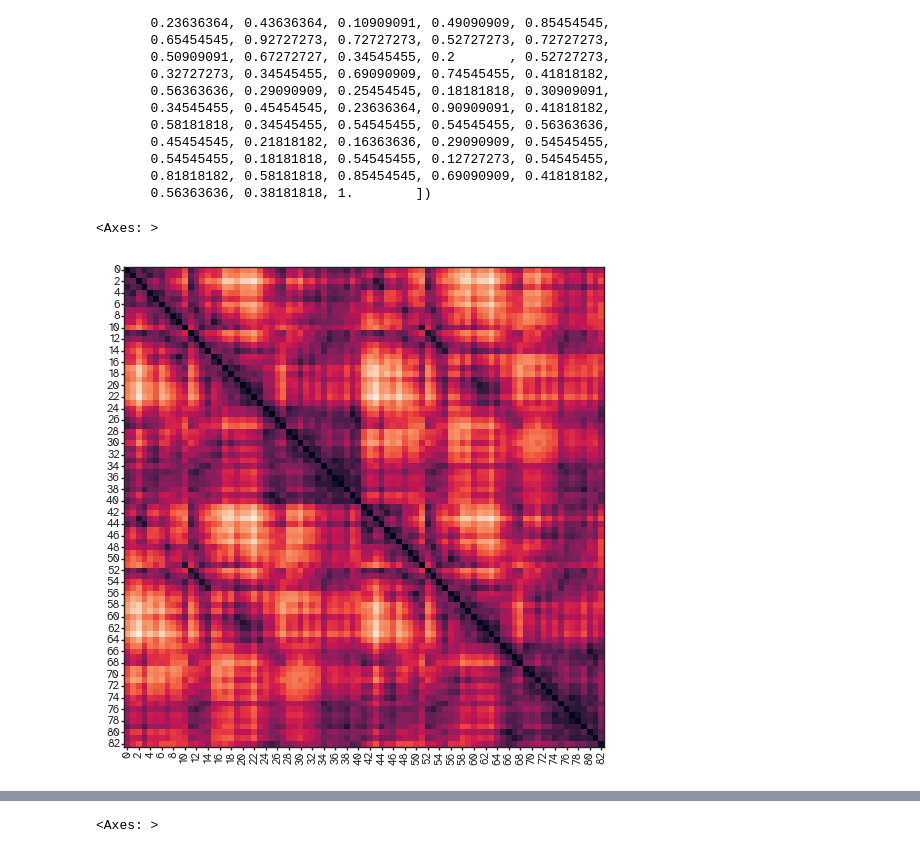
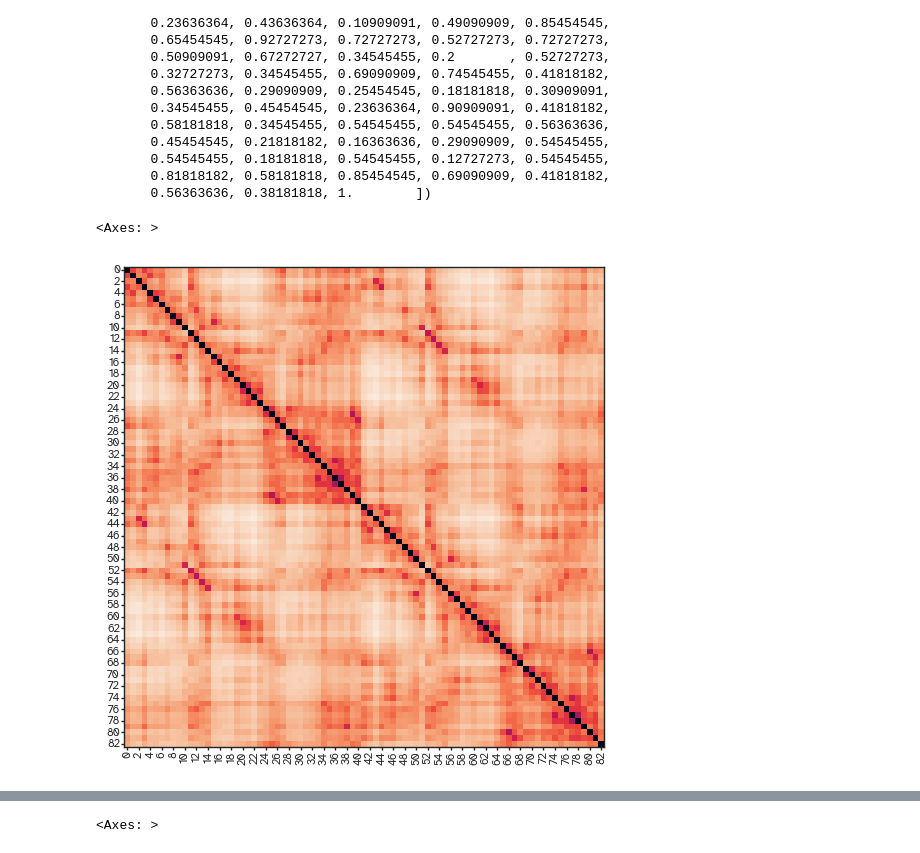
Before and after one commit to kuffmode/YANAT, a Jupyter notebook: examples/generative.ipynb, the cells around one changed output, grey strips where cells are left out. Cells and saved outputs as stored; diff of their text form; code cells hidden in the pictures.

```diff
--- a/examples/generative.ipynb
+++ b/examples/generative.ipynb
@@ -83,7 +83,7 @@ import numpy as np
 # %%
 normalized_dist_matrix = euclidean_distance * resource[:, np.newaxis] * resource[np.newaxis, :]
 # %%
-viz.plot_matrix(euclidean_distance)
+viz.plot_matrix(ut.log_normalize(euclidean_distance))
 # %% [output]
 <Axes: >
-[figure, old version]
+[figure, new version]
```
Also changed, not shown: parts of 16 cells of this notebook, 2 other files.
